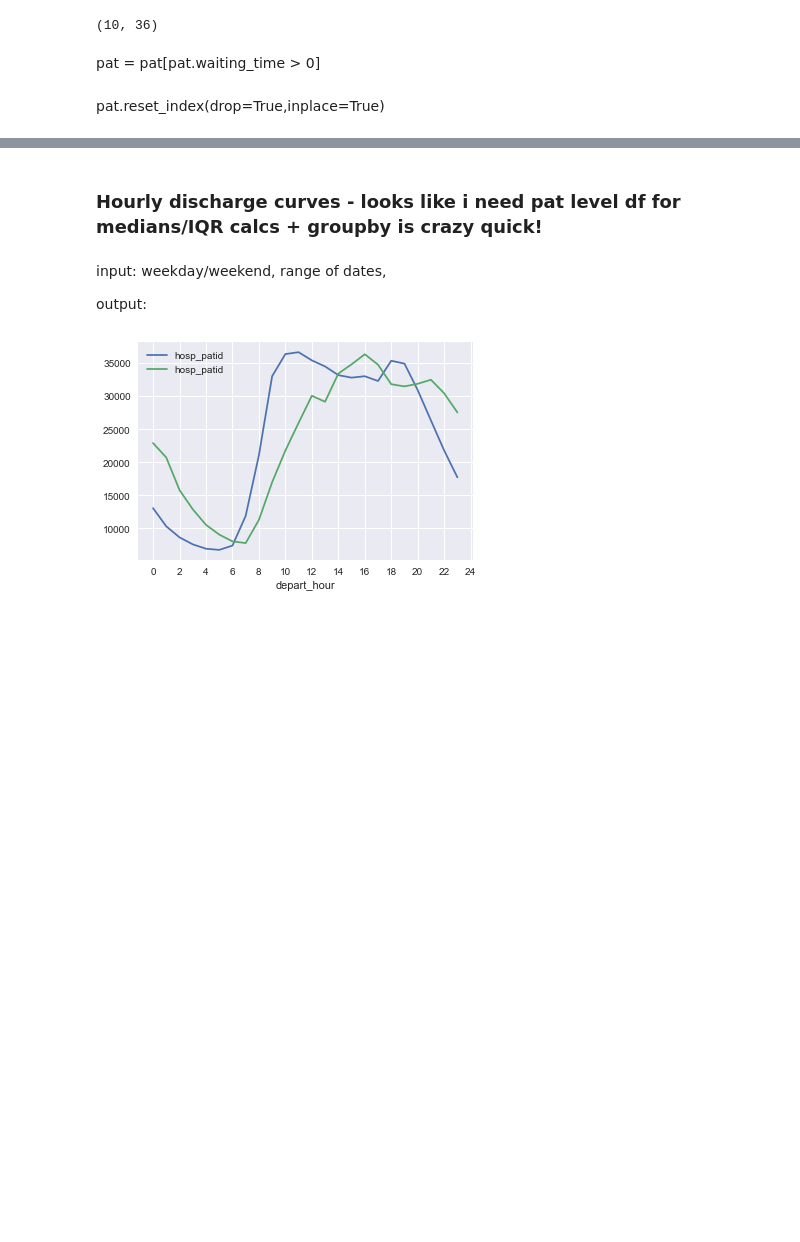
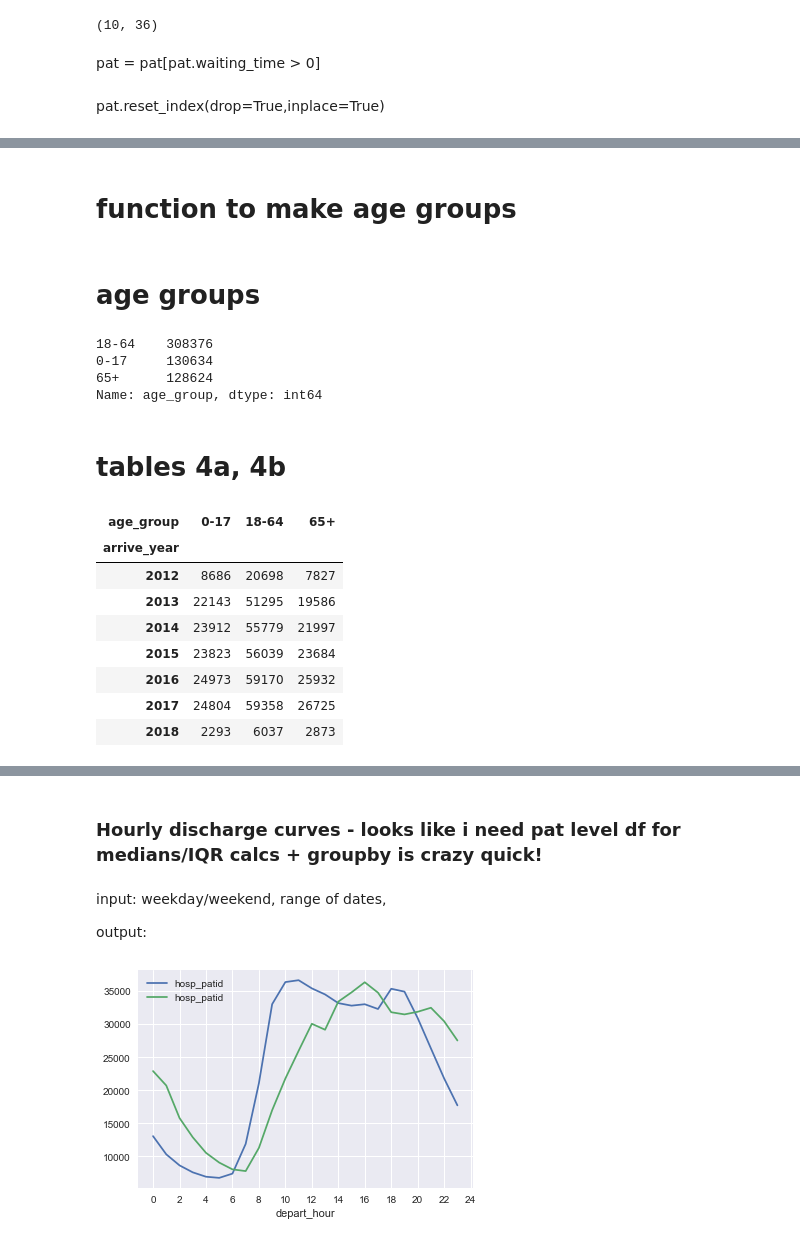
Before and after one commit to BradKeogh/flosp, a Jupyter notebook: hh(ED_slide_packs_code)/hhMAIN-Copy1.ipynb, the cells around one changed output, grey strips where cells are left out. Drawn from its saved outputs; the diff is of its cells as text; code cells hidden in the pictures; blank space fills up the shorter version.

```diff
--- a/hh(ED_slide_packs_code)/hhMAIN-Copy1.ipynb
+++ b/hh(ED_slide_packs_code)/hhMAIN-Copy1.ipynb
@@ -44,0 +43,2 @@ pat = hh.pat.get_ED()
+# %%
+pat = pd.read_pickle('./../../../3_Data/processed/hhEDpat.pkl')
@@ -103,0 +204,4 @@ pat.reset_index(drop=True,inplace=True)
+# %% [markdown]
+# function to make age groups
+# %% [markdown]
+# age groups
@@ -103,0 +210,22 @@ pat.reset_index(drop=True,inplace=True)
+# %%
+pat.age_group.value_counts()
+# %% [output]
+18-64    308376
+0-17     130634
+65+      128624
+Name: age_group, dtype: int64
+# %% [markdown]
+# tables 4a, 4b
+# %%
+df_atten = pat.groupby(['arrive_year','age_group']).count()['hosp_patid'].unstack()
+df_atten
+# %% [output]
+| age_group | 0-17 | 18-64 | 65+ |
+| arrive_year |  |  |  |
+| 2012 | 8686 | 20698 | 7827 |
+| 2013 | 22143 | 51295 | 19586 |
+| 2014 | 23912 | 55779 | 21997 |
+| 2015 | 23823 | 56039 | 23684 |
+| 2016 | 24973 | 59170 | 25932 |
+| 2017 | 24804 | 59358 | 26725 |
+| 2018 | 2293 | 6037 | 2873 |
```
Also changed, not shown: parts of 176 cells of this notebook.
